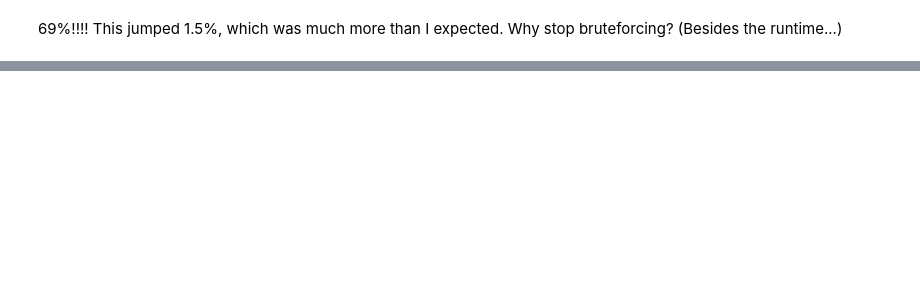
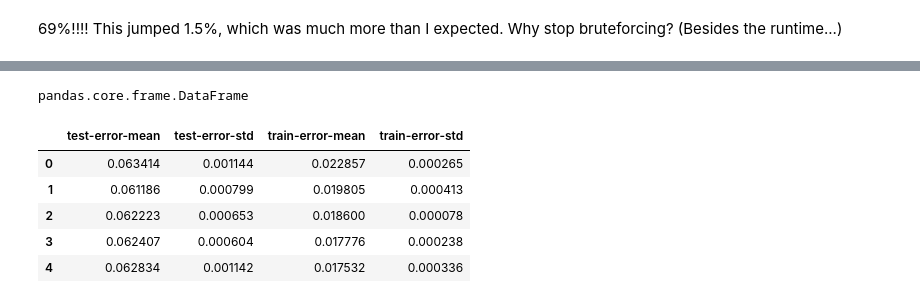
Before and after one commit to justincurewitz/data_sci, a Jupyter notebook: lab8/Lab 8 Amazon Access.ipynb, the cells around one changed output, grey strips where cells are left out. Cells and saved outputs as stored; diff of their text form; code cells hidden in the pictures; blank space fills up the shorter version.

```diff
--- a/lab8/Lab 8 Amazon Access.ipynb
+++ b/lab8/Lab 8 Amazon Access.ipynb
@@ -490,0 +628,13 @@ get_submission(final_preds, 'boosted_preds')
+# %%
+type(res[0])
+# %% [output]
+pandas.core.frame.DataFrame
+# %%
+res[0].head()
+# %% [output]
+|  | test-error-mean | test-error-std | train-error-mean | train-error-std |
+| 0 | 0.063414 | 0.001144 | 0.022857 | 0.000265 |
+| 1 | 0.061186 | 0.000799 | 0.019805 | 0.000413 |
+| 2 | 0.062223 | 0.000653 | 0.018600 | 0.000078 |
+| 3 | 0.062407 | 0.000604 | 0.017776 | 0.000238 |
+| 4 | 0.062834 | 0.001142 | 0.017532 | 0.000336 |
```
Also changed, not shown: parts of 49 cells of this notebook.
